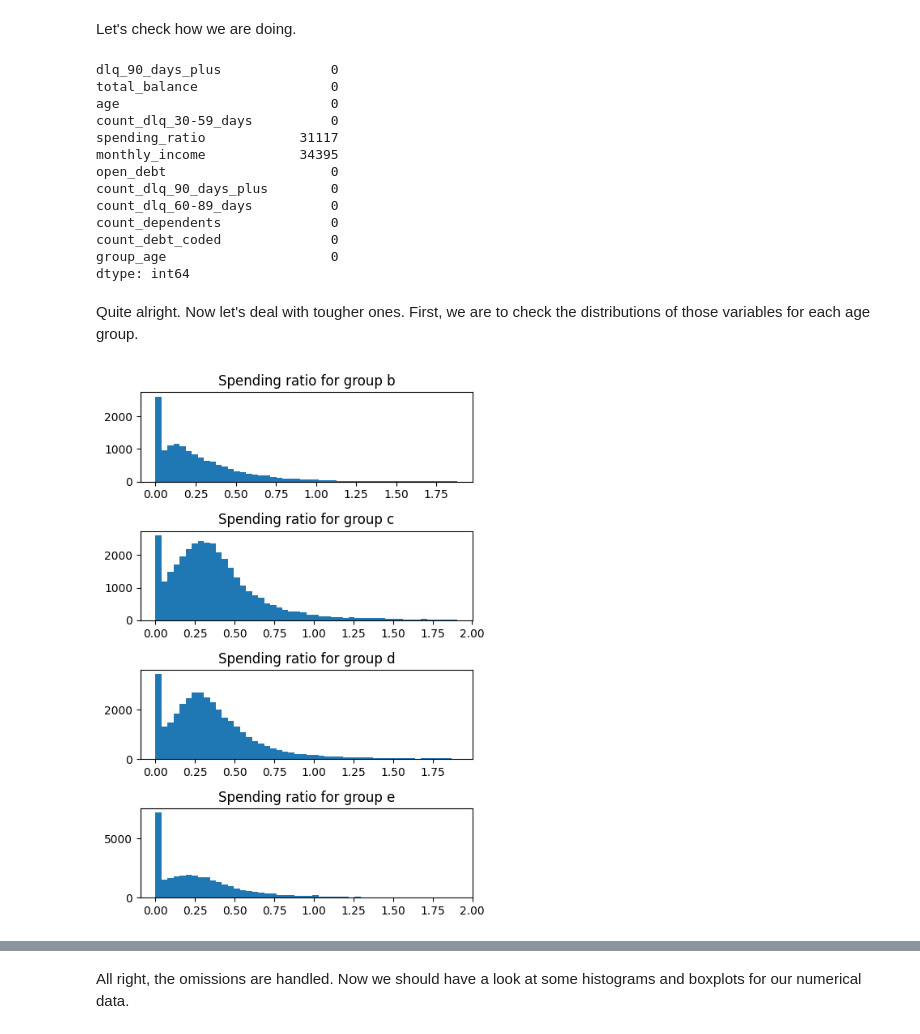
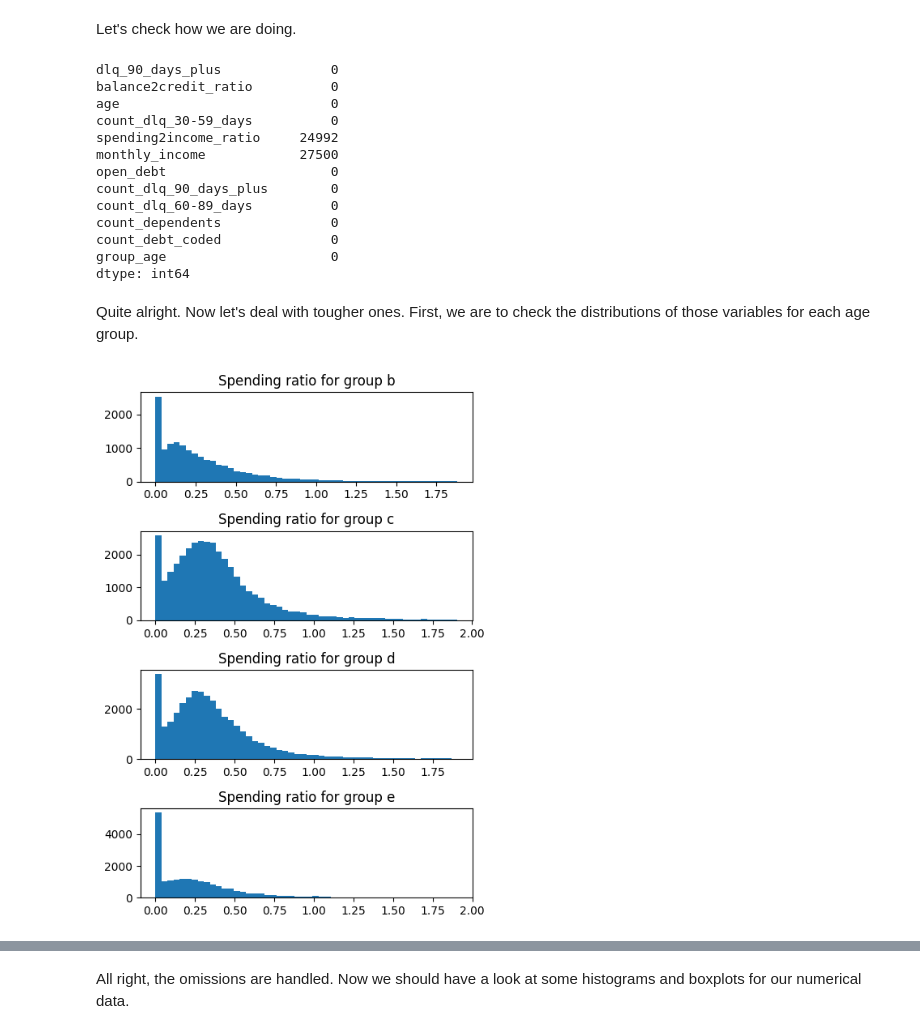
Before and after one commit to CzSadykov/credit_scoring, a Jupyter notebook: EDA+ML.ipynb, the cells around one changed output, grey strips where cells are left out. Saved outputs shown, nothing was run; the diff lists cells and outputs as text; code cells hidden in the pictures.

```diff
--- a/EDA+ML.ipynb
+++ b/EDA+ML.ipynb
@@ -87,9 +87,9 @@ memory usage: 13.7+ MB
 I suggest to make columns' labels a bit fancier in a "PEP 8" style.
 # %%
 df = df.rename(columns={'SeriousDlqin2yrs' : 'dlq_90_days_plus',
-                        'RevolvingUtilizationOfUnsecuredLines' : 'total_balance',
+                        'RevolvingUtilizationOfUnsecuredLines' : 'balance2credit_ratio',
                         'NumberOfTime30-59DaysPastDueNotWorse' : 'count_dlq_30-59_days',
-                        'DebtRatio' : 'spending_ratio',
+                        'DebtRatio' : 'spending2income_ratio',
                         'MonthlyIncome' : 'monthly_income',
                         'NumberOfOpenCreditLinesAndLoans' : 'open_debt',
                         'NumberOfTimes90DaysLate' : 'count_dlq_90_days_plus',
@@ -225,5 +223,5 @@ Now we have a bit more omissions. Let's deal with them.
 # %%
-df = df.dropna(subset=['total_balance'])
+df = df.dropna(subset=['balance2credit_ratio', 'age', 'count_dependents'])
 # %%
 df['group_age'].value_counts()
 # %% [output]
@@ -258,20 +257,17 @@ Name: age, dtype: float64
 Yep, we definitely can remove it. And replace missing values with those medians.
 # %%
 df = df.loc[df['group_age'] != 'a']
-# %%
-df['age'] = df.groupby('group_age')['age'].transform(lambda x: x.fillna(x.median()))
-df['count_dependents'] = df.groupby('group_age')['count_dependents'].transform(lambda x: x.fillna(x.median()))
 # %% [markdown]
 Let's check how we are doing.
 # %%
 df.isna().sum()
 # %% [output]
 dlq_90_days_plus              0
-total_balance                 0
+balance2credit_ratio          0
 age                           0
 count_dlq_30-59_days          0
-spending_ratio            31117
-monthly_income            34395
+spending2income_ratio     24992
+monthly_income            27500
 open_debt                     0
 count_dlq_90_days_plus        0
 count_dlq_60-89_days          0
@@ -283,18 +279,18 @@ dtype: int64
 Quite alright. Now let's deal with tougher ones. First, we are to check the distributions of those variables for each age group.
 # %%
 fig, ax = plt.subplots(4, 1, figsize=(5,7));
-ax[0].hist(df.query('group_age == "b"')['spending_ratio'], bins=50);
-ax[1].hist(df.query('group_age == "c"')['spending_ratio'], bins=50);
-ax[2].hist(df.query('group_age == "d"')['spending_ratio'], bins=50);
-ax[3].hist(df.query('group_age == "e"')['spending_ratio'], bins=50);
+ax[0].hist(df.query('group_age == "b"')['spending2income_ratio'], bins=50);
+ax[1].hist(df.query('group_age == "c"')['spending2income_ratio'], bins=50);
+ax[2].hist(df.query('group_age == "d"')['spending2income_ratio'], bins=50);
+ax[3].hist(df.query('group_age == "e"')['spending2income_ratio'], bins=50);
 
 ax[0].set_title('Spending ratio for group b');
 ax[1].set_title('Spending ratio for group c');
 ax[2].set_title('Spending ratio for group d');
 ax[3].set_title('Spending ratio for group e');
 plt.tight_layout()
 # %% [output]
-[figure, old version]
+[figure, new version]
 # %%
 fig, ax = plt.subplots(4, 1, figsize=(5,7));
 ax[0].hist(df.query('group_age == "b"')['monthly_income'], bins=50);
```
Also changed, not shown: parts of 45 cells of this notebook.
